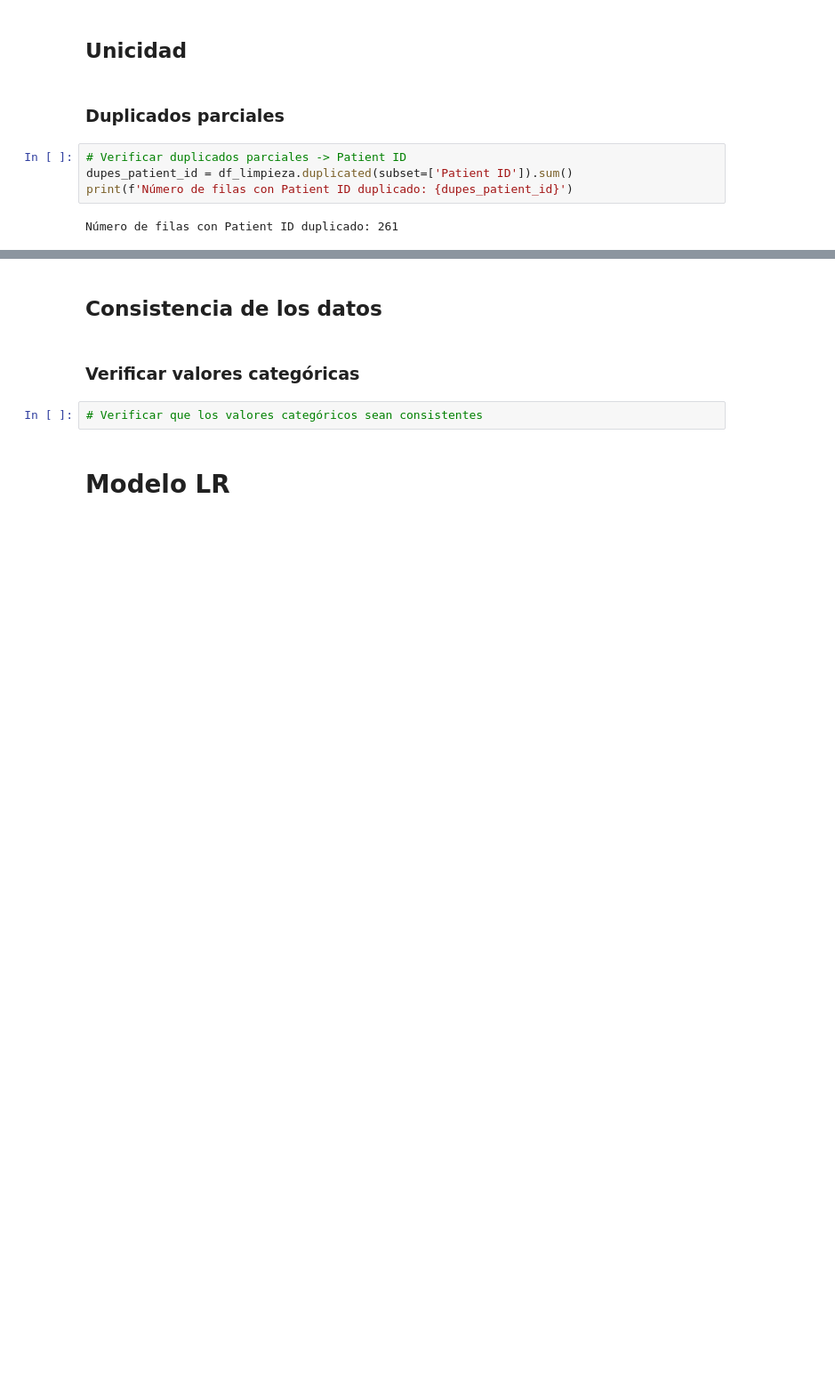
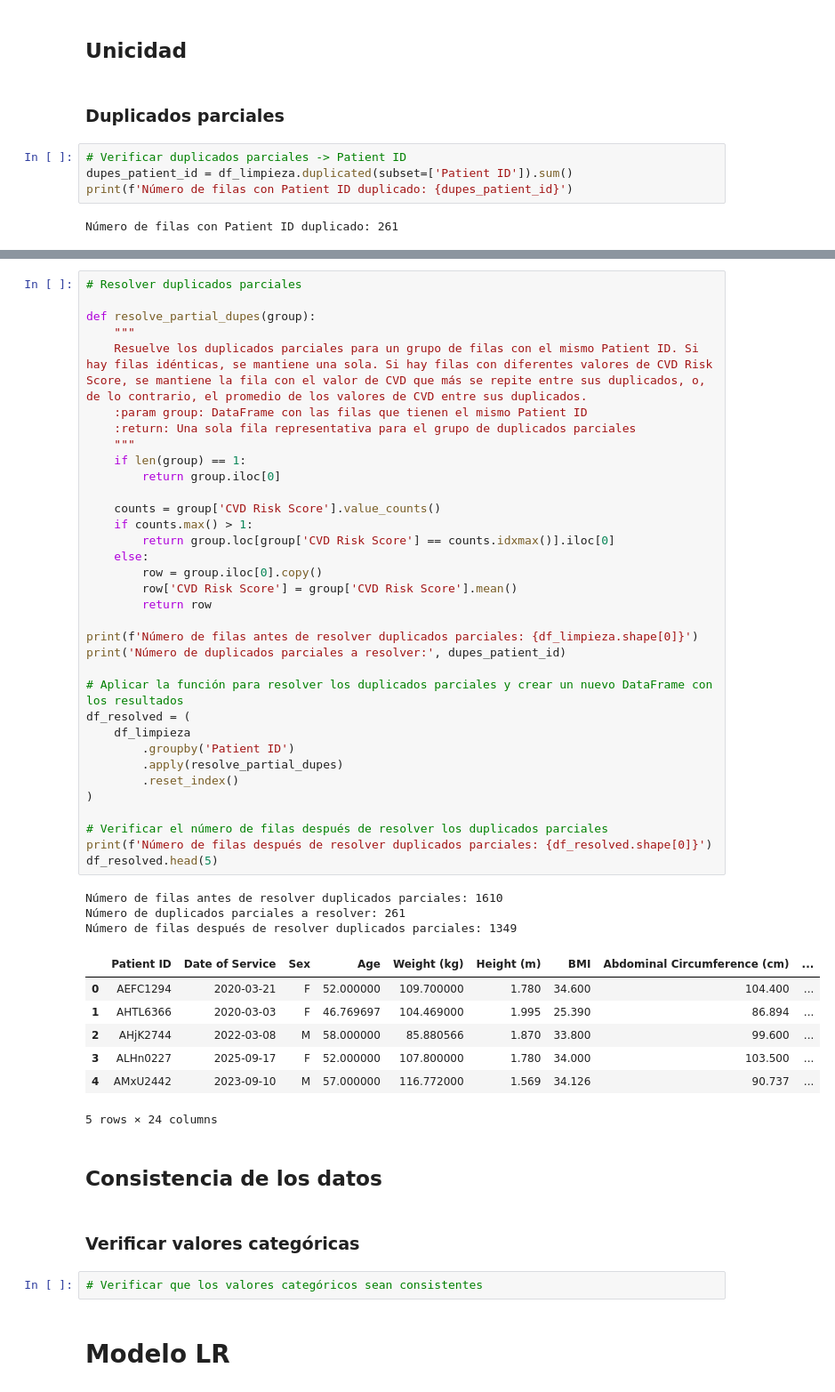
Before and after one commit to ML-2026-10/Lab1-LinearRegression, a Jupyter notebook: ml_lab1.ipynb, the cells around one changed output, grey strips where cells are left out. Shown at 89% size. Drawn from its saved outputs; the diff is of its cells as text; blank space fills up the shorter version.

```diff
--- a/ml_lab1.ipynb
+++ b/ml_lab1.ipynb
@@ -300,3 +358,48 @@ Vemos que este
+# %%
+# Resolver duplicados parciales
+
+def resolve_partial_dupes(group):
+    """
+    Resuelve los duplicados parciales para un grupo de filas con el mismo Patient ID. Si hay filas idénticas, se mantiene una sola. Si hay filas con diferentes valores de CVD Risk Score, se mantiene la fila con el valor de CVD que más se repite entre sus duplicados, o, de lo contrario, el promedio de los valores de CVD entre sus duplicados.
+    :param group: DataFrame con las filas que tienen el mismo Patient ID
+    :return: Una sola fila representativa para el grupo de duplicados parciales
+    """
+    if len(group) == 1:
+        return group.iloc[0]
+
+    counts = group['CVD Risk Score'].value_counts()
+    if counts.max() > 1:
+        return group.loc[group['CVD Risk Score'] == counts.idxmax()].iloc[0]
+    else:
+        row = group.iloc[0].copy()
+        row['CVD Risk Score'] = group['CVD Risk Score'].mean()
+        return row
+
+print(f'Número de filas antes de resolver duplicados parciales: {df_limpieza.shape[0]}')
+print('Número de duplicados parciales a resolver:', dupes_patient_id)
+
+# Aplicar la función para resolver los duplicados parciales y crear un nuevo DataFrame con los resultados
+df_resolved = (
+    df_limpieza
+        .groupby('Patient ID')
+        .apply(resolve_partial_dupes)
+        .reset_index()
+)
+
+# Verificar el número de filas después de resolver los duplicados parciales
+print(f'Número de filas después de resolver duplicados parciales: {df_resolved.shape[0]}')
+df_resolved.head(5)
+# %% [output]
+Número de filas antes de resolver duplicados parciales: 1610
+Número de duplicados parciales a resolver: 261
+Número de filas después de resolver duplicados parciales: 1349
+|  | Patient ID | Date of Service | Sex | Age | Weight (kg) | Height (m) | BMI | Abdominal Circumference (cm) | ... |
+| 0 | AEFC1294 | 2020-03-21 | F | 52.000000 | 109.700000 | 1.780 | 34.600 | 104.400 | ... |
+| 1 | AHTL6366 | 2020-03-03 | F | 46.769697 | 104.469000 | 1.995 | 25.390 | 86.894 | ... |
+| 2 | AHjK2744 | 2022-03-08 | M | 58.000000 | 85.880566 | 1.870 | 33.800 | 99.600 | ... |
+| 3 | ALHn0227 | 2025-09-17 | F | 52.000000 | 107.800000 | 1.780 | 34.000 | 103.500 | ... |
+| 4 | AMxU2442 | 2023-09-10 | M | 57.000000 | 116.772000 | 1.569 | 34.126 | 90.737 | ... |
+5 rows × 24 columns
 # %% [markdown]
 ## Consistencia de los datos
 # %% [markdown]
```
Also changed, not shown: parts of 6 cells of this notebook.
